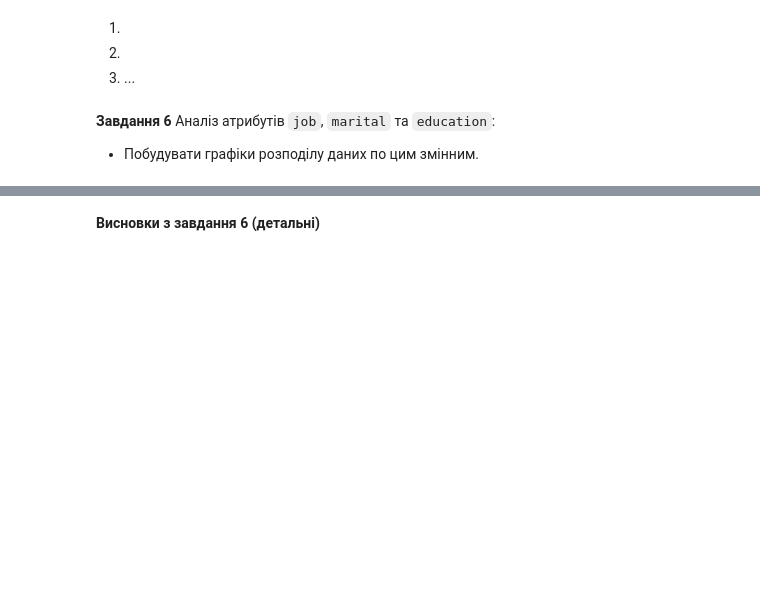
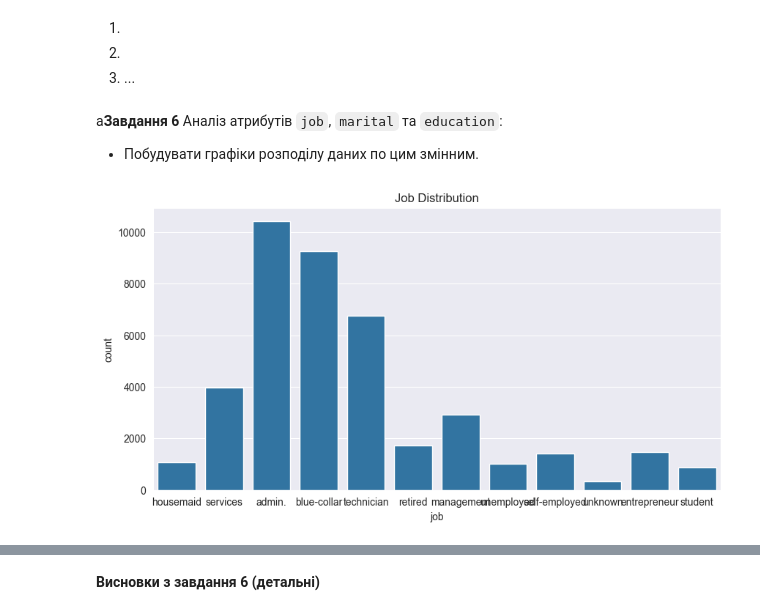
Before and after one commit to mineo71/OSHI, a Jupyter notebook: Task5_Classification_Rylsky_Oleh.ipynb, the cells around one changed output, grey strips where cells are left out. Cells and saved outputs as stored; diff of their text form; code cells hidden in the pictures; blank space fills up the shorter version.

```diff
--- a/Task5_Classification_Rylsky_Oleh.ipynb
+++ b/Task5_Classification_Rylsky_Oleh.ipynb
@@ -232,5 +256,5 @@ outliers = detect_outliers_with_interquantile_range(bank_client, 'age', 10, 90)
 2.
 3. ...
 # %% [markdown]
-**Завдання 6** Аналіз атрибутів `job`, `marital` та `education`:
+a**Завдання 6** Аналіз атрибутів `job`, `marital` та `education`:
 - Побудувати графіки розподілу даних по цим змінним.
@@ -242,0 +261,7 @@ outliers = detect_outliers_with_interquantile_range(bank_client, 'age', 10, 90)
+# %%
+plt.figure(figsize=(10,5))
+sns.countplot(data=bank_client, x='job')
+plt.title('Job Distribution')
+plt.show()
+# %% [output]
+[figure, added]
```
Also changed, not shown: parts of 36 cells of this notebook.
